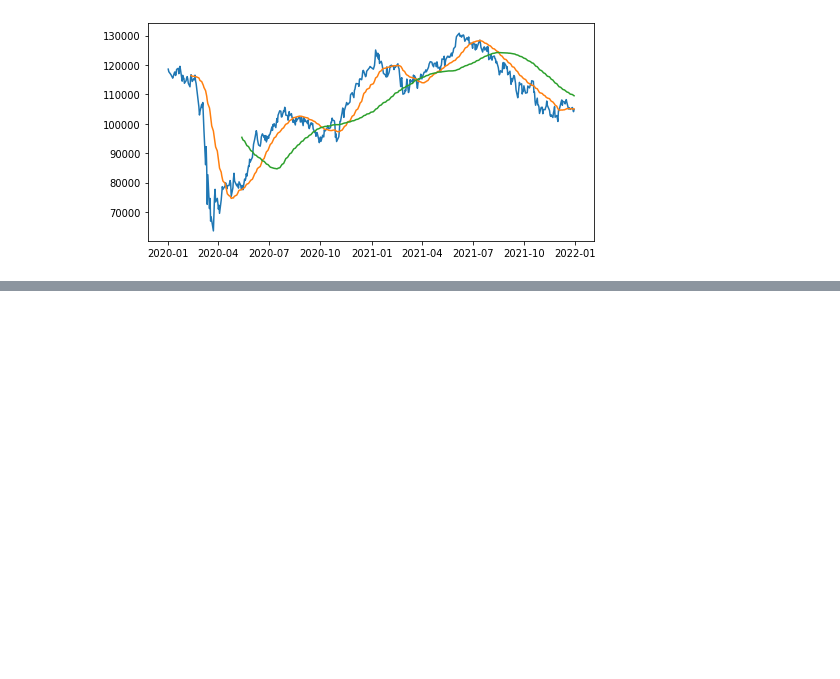
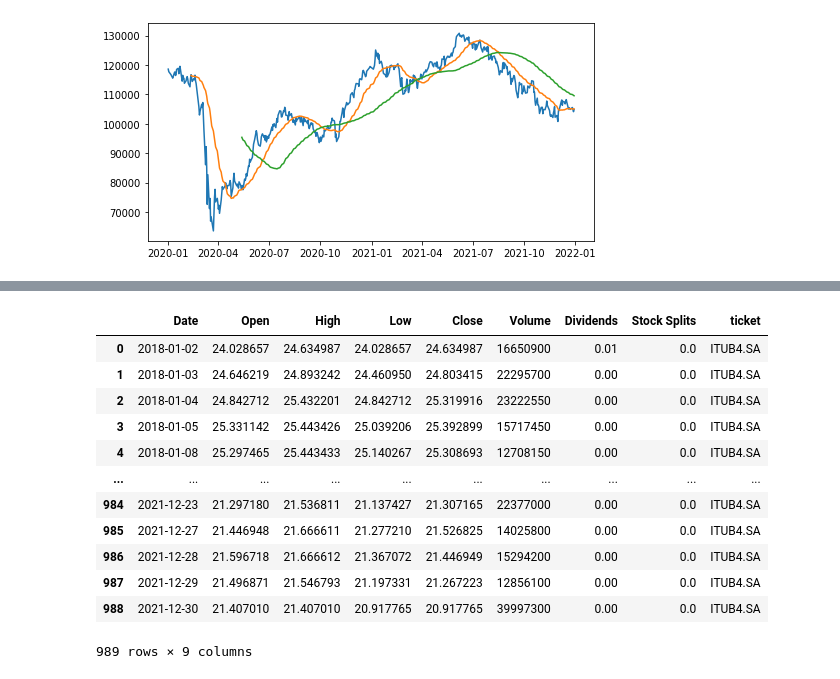
Before and after one commit to DheniMoura/stock-analysis, a Jupyter notebook: Stock_analysis.ipynb, the cells around one changed output, grey strips where cells are left out. Cells and saved outputs as stored; diff of their text form; code cells hidden in the pictures; blank space fills up the shorter version.

```diff
--- a/Stock_analysis.ipynb
+++ b/Stock_analysis.ipynb
@@ -271,0 +356,16 @@ continua em 35:44 mminutos de vídeo
+# %%
+dfs[1]
+# %% [output]
+|  | Date | Open | High | Low | Close | Volume | Dividends | Stock Splits | ticket |
+| 0 | 2018-01-02 | 24.028657 | 24.634987 | 24.028657 | 24.634987 | 16650900 | 0.01 | 0.0 | ITUB4.SA |
+| 1 | 2018-01-03 | 24.646219 | 24.893242 | 24.460950 | 24.803415 | 22295700 | 0.00 | 0.0 | ITUB4.SA |
+| 2 | 2018-01-04 | 24.842712 | 25.432201 | 24.842712 | 25.319916 | 23222550 | 0.00 | 0.0 | ITUB4.SA |
+| 3 | 2018-01-05 | 25.331142 | 25.443426 | 25.039206 | 25.392899 | 15717450 | 0.00 | 0.0 | ITUB4.SA |
+| 4 | 2018-01-08 | 25.297465 | 25.443433 | 25.140267 | 25.308693 | 12708150 | 0.00 | 0.0 | ITUB4.SA |
+| ... | ... | ... | ... | ... | ... | ... | ... | ... | ... |
+| 984 | 2021-12-23 | 21.297180 | 21.536811 | 21.137427 | 21.307165 | 22377000 | 0.00 | 0.0 | ITUB4.SA |
+| 985 | 2021-12-27 | 21.446948 | 21.666611 | 21.277210 | 21.526825 | 14025800 | 0.00 | 0.0 | ITUB4.SA |
+| 986 | 2021-12-28 | 21.596718 | 21.666612 | 21.367072 | 21.446949 | 15294200 | 0.00 | 0.0 | ITUB4.SA |
+| 987 | 2021-12-29 | 21.496871 | 21.546793 | 21.197331 | 21.267223 | 12856100 | 0.00 | 0.0 | ITUB4.SA |
+| 988 | 2021-12-30 | 21.407010 | 21.407010 | 20.917765 | 20.917765 | 39997300 | 0.00 | 0.0 | ITUB4.SA |
+989 rows × 9 columns
```
Also changed, not shown: parts of 28 cells of this notebook.
